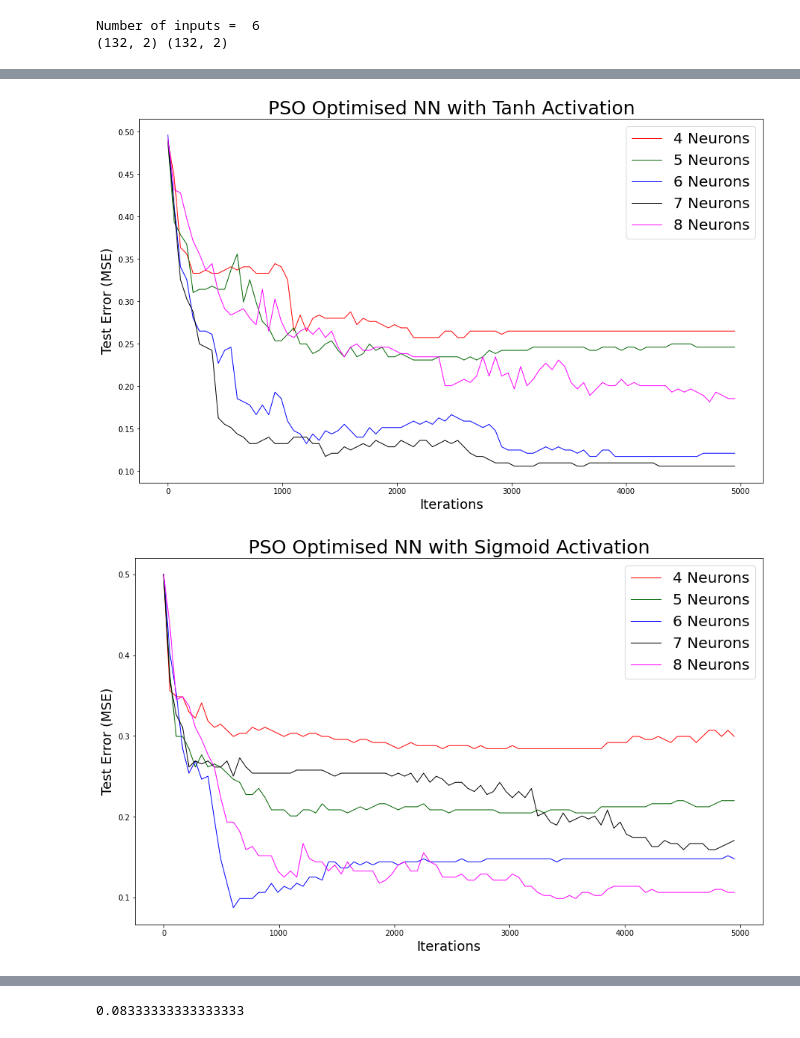
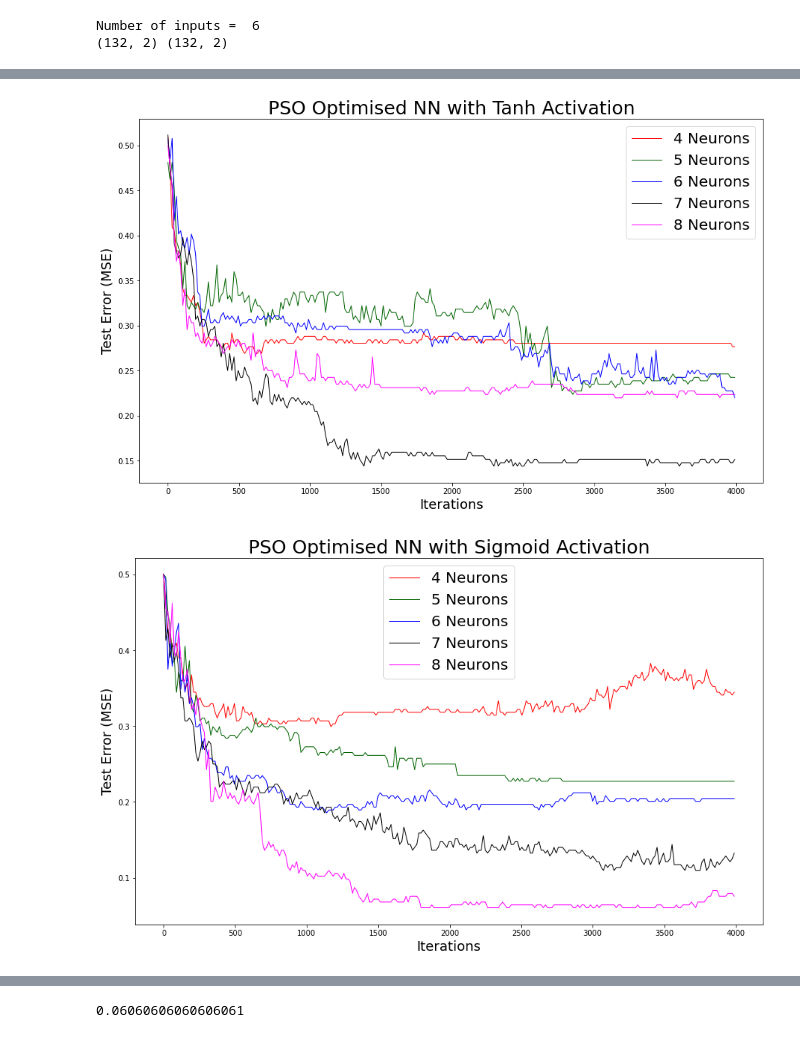
Before and after one commit to Kayzee805/NAT-CW2, a Jupyter notebook: pso-ann/test2.ipynb, the cells around one changed output, grey strips where cells are left out. Cells and saved outputs as stored; diff of their text form; code cells hidden in the pictures.

Commit message:
cleaner plots

```diff
--- a/pso-ann/test2.ipynb
+++ b/pso-ann/test2.ipynb
@@ -135,13 +136,15 @@ print(y_test_true.shape,y_true.shape)
 Number of inputs =  6
 (132, 2) (132, 2)
 # %%
-iterations = 5000
+iterations = 4000
 
 def training(shape,activationLayer):
   #  print("input  :",X.shape,y_true.shape)
     cost_func = functools.partial(eval_neural_network, shape=shape, X=X, y=y_true.T,activationLayer=activationLayer)
 
-    swarm = pso.ParticleSwarm(cost_func, num_dimensions=dim_weights(shape), num_particles=30,chi=0.729845 ,phi_p=2.055,phi_g=2.155)
+    swarm = pso.ParticleSwarm(cost_func, num_dimensions=dim_weights(shape), num_particles=30,chi=0.729845 ,phi_p=2.055,phi_g=2.055)
+  #  swarm = pso.ParticleSwarm(cost_func, num_dimensions=dim_weights(shape), num_particles=40,chi=0.729845 ,phi_p=1.5,phi_g=0.9)
+
     # Train...
     i = 0
     best_scores = [(i, swarm.best_score)]
@@ -251,32 +254,32 @@ Activation = Identity neurons = 8 with mse of 0.4393939393939394
 # %%
 neurons = [4,5,6,7,8]
 points = np.arange(iterations)
 colors = ['r','darkgreen','b','k','fuchsia']
-stepSize = 55
+stepSize = 15
 plt.rcParams["figure.figsize"] = (15,9)
 
 for i in range(len(activations)):
     for k in range(len(neurons)):
         if activations[i]=="relu":
             plt.plot(points[40::stepSize],arrays[i][k][40::stepSize],color=colors[k],label= "{0} Neurons".format(neurons[k]),linewidth=1)
         elif activations[i]=="identity":
             plt.plot(points[200::stepSize],arrays[i][k][200::stepSize],color=colors[k],label= "{0} Neurons".format(neurons[k]),linewidth=1)
 
         else:
             plt.plot(points[::stepSize],arrays[i][k][::stepSize],color=colors[k],label= "{0} Neurons".format(neurons[k]),linewidth=1)
     #plt.yticks(np.arange(0, 10, 20))
 
     #  plt.figure(figsize=(12,12))
     #plt.xticks(np.arange(0,, 5))
     plt.title(f"PSO Optimised NN with {activations[i].capitalize()} Activation",fontsize=25)
     plt.legend(fontsize=20)
     plt.xlabel("Iterations",fontsize=18)
     plt.ylabel("Test Error (MSE)",fontsize=18)
     plt.savefig("figs/{0}.svg".format(activations[i].capitalize()))
 
     plt.show()
 
 print(np.amin(arrays))
 # %% [output]
-[figure, old version]
+[figure, new version]
-[figure, old version]
+[figure, new version]
@@ -285,2 +288,2 @@ print(np.amin(arrays))
-0.08333333333333333
+0.06060606060606061
 # %%
```
Also changed, not shown: parts of 5 cells of this notebook, 6 other files.
